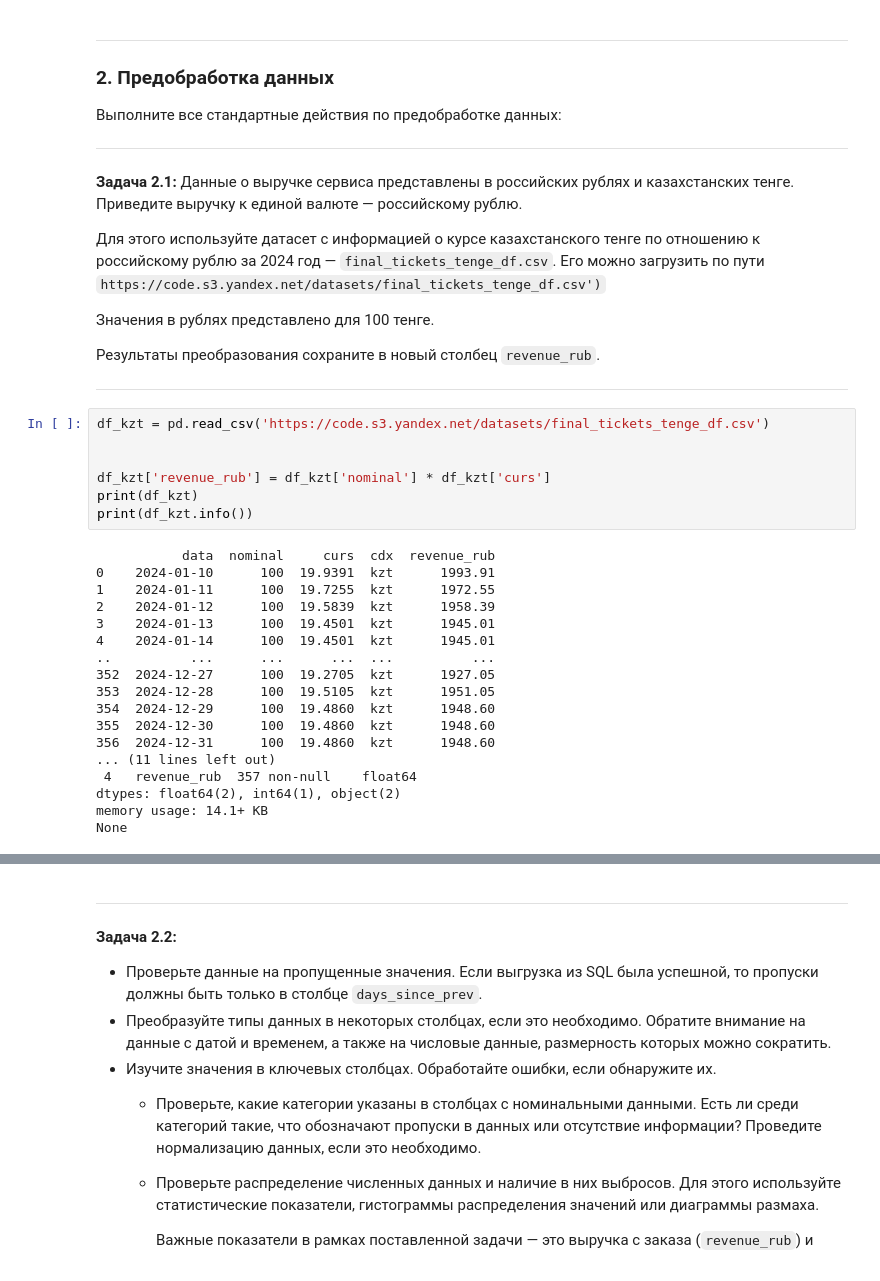
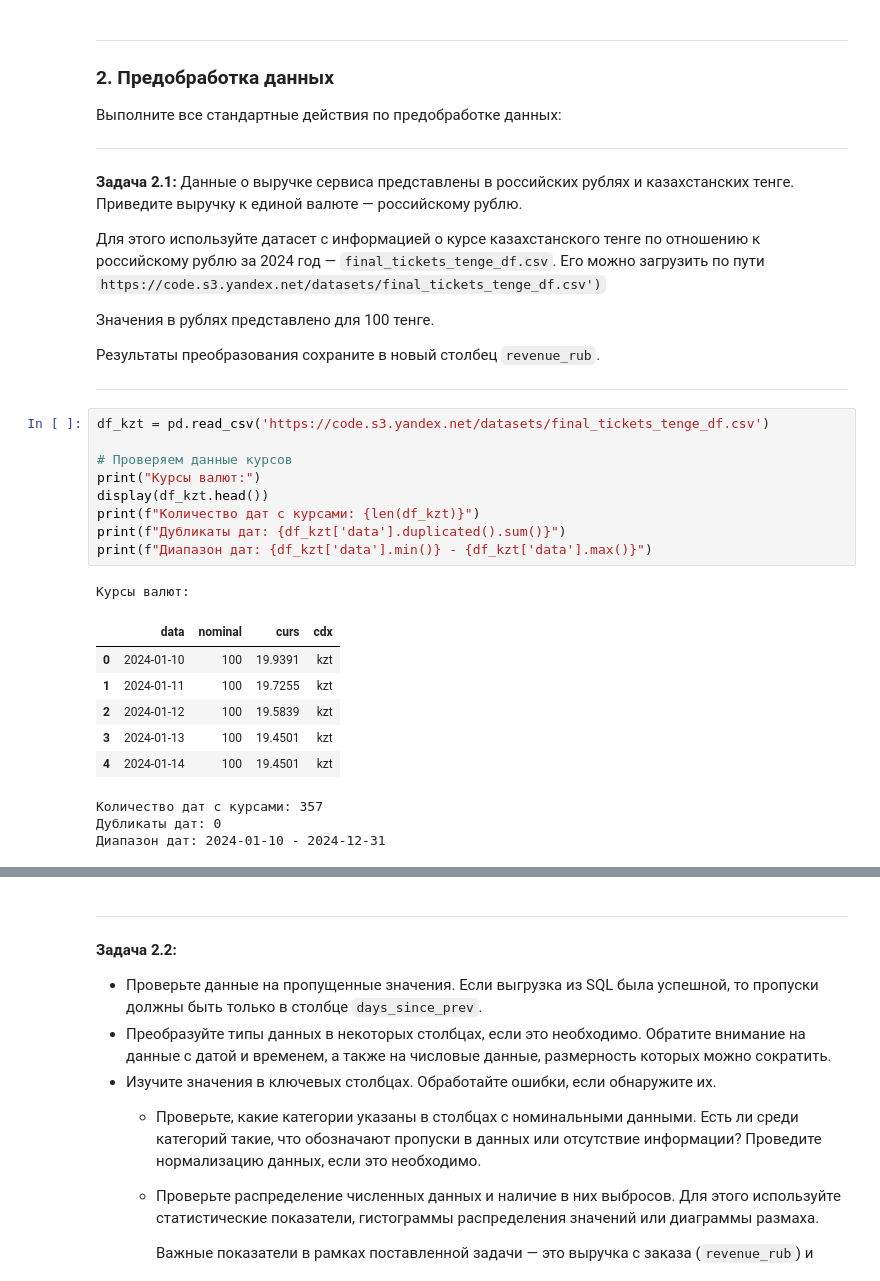
Before and after one commit to goskom030-git/yandex-afisha-analysis, a Jupyter notebook: b689e788-5b12-464d-9438-af0736e3047d.ipynb, the cells around one changed output, grey strips where cells are left out. Cells and saved outputs as stored; diff of their text form.

```diff
--- a/b689e788-5b12-464d-9438-af0736e3047d.ipynb
+++ b/b689e788-5b12-464d-9438-af0736e3047d.ipynb
@@ -207,25 +328,20 @@ None
 # %%
 df_kzt = pd.read_csv('https://code.s3.yandex.net/datasets/final_tickets_tenge_df.csv')
 
-
-df_kzt['revenue_rub'] = df_kzt['nominal'] * df_kzt['curs']
-print(df_kzt)
-print(df_kzt.info())
+# Проверяем данные курсов
+print("Курсы валют:")
+display(df_kzt.head())
+print(f"Количество дат с курсами: {len(df_kzt)}")
+print(f"Дубликаты дат: {df_kzt['data'].duplicated().sum()}")
+print(f"Диапазон дат: {df_kzt['data'].min()} - {df_kzt['data'].max()}")
 # %% [output]
-           data  nominal     curs  cdx  revenue_rub
-0    2024-01-10      100  19.9391  kzt      1993.91
-1    2024-01-11      100  19.7255  kzt      1972.55
-2    2024-01-12      100  19.5839  kzt      1958.39
-3    2024-01-13      100  19.4501  kzt      1945.01
-4    2024-01-14      100  19.4501  kzt      1945.01
-..          ...      ...      ...  ...          ...
-352  2024-12-27      100  19.2705  kzt      1927.05
-353  2024-12-28      100  19.5105  kzt      1951.05
-354  2024-12-29      100  19.4860  kzt      1948.60
-355  2024-12-30      100  19.4860  kzt      1948.60
-356  2024-12-31      100  19.4860  kzt      1948.60
-... (11 lines left out)
- 4   revenue_rub  357 non-null    float64
-dtypes: float64(2), int64(1), object(2)
-memory usage: 14.1+ KB
-None
+Курсы валют:
+|  | data | nominal | curs | cdx |
+| 0 | 2024-01-10 | 100 | 19.9391 | kzt |
+| 1 | 2024-01-11 | 100 | 19.7255 | kzt |
+| 2 | 2024-01-12 | 100 | 19.5839 | kzt |
+| 3 | 2024-01-13 | 100 | 19.4501 | kzt |
+| 4 | 2024-01-14 | 100 | 19.4501 | kzt |
+Количество дат с курсами: 357
+Дубликаты дат: 0
+Диапазон дат: 2024-01-10 - 2024-12-31
```
Also changed, not shown: parts of 30 cells of this notebook, 1 other file.
